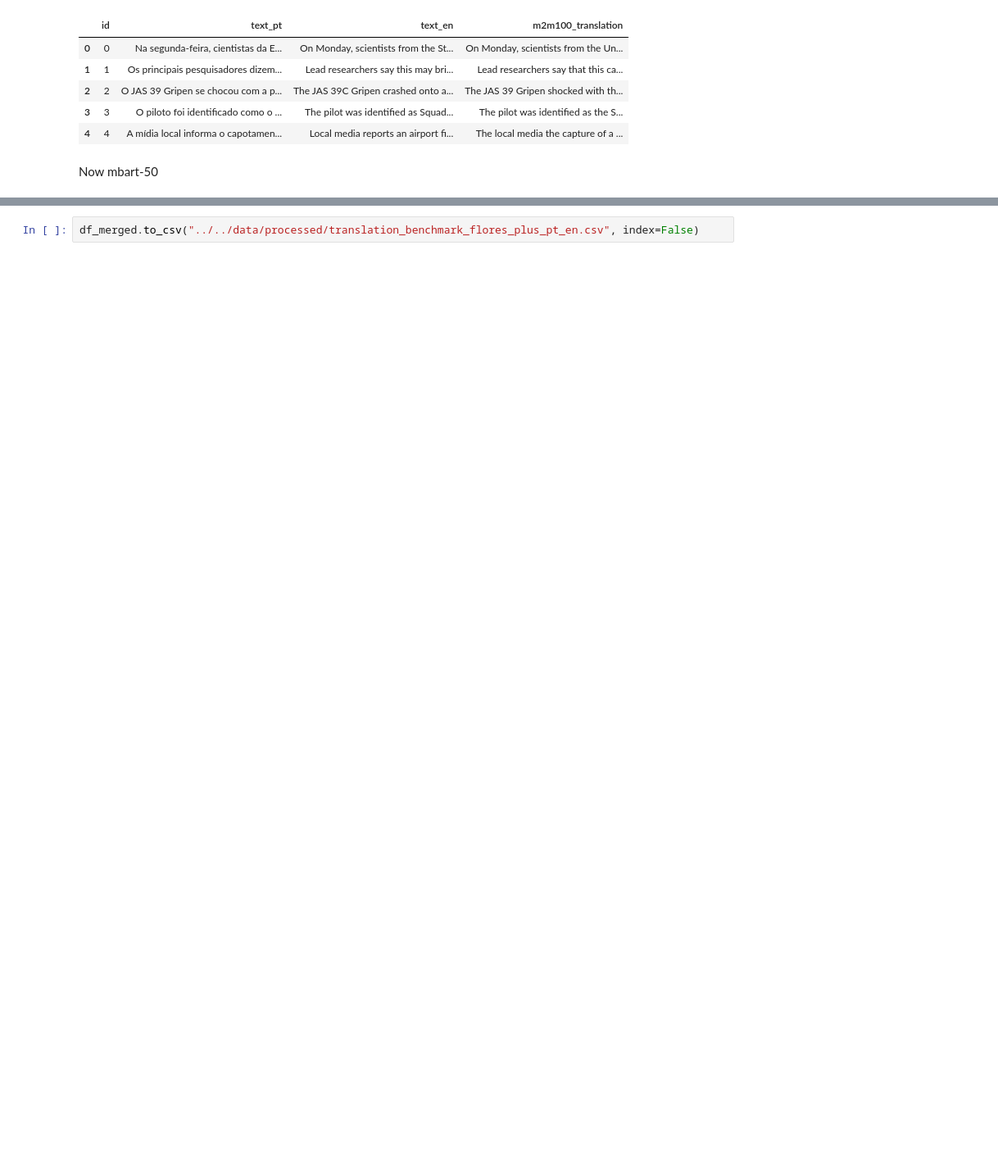
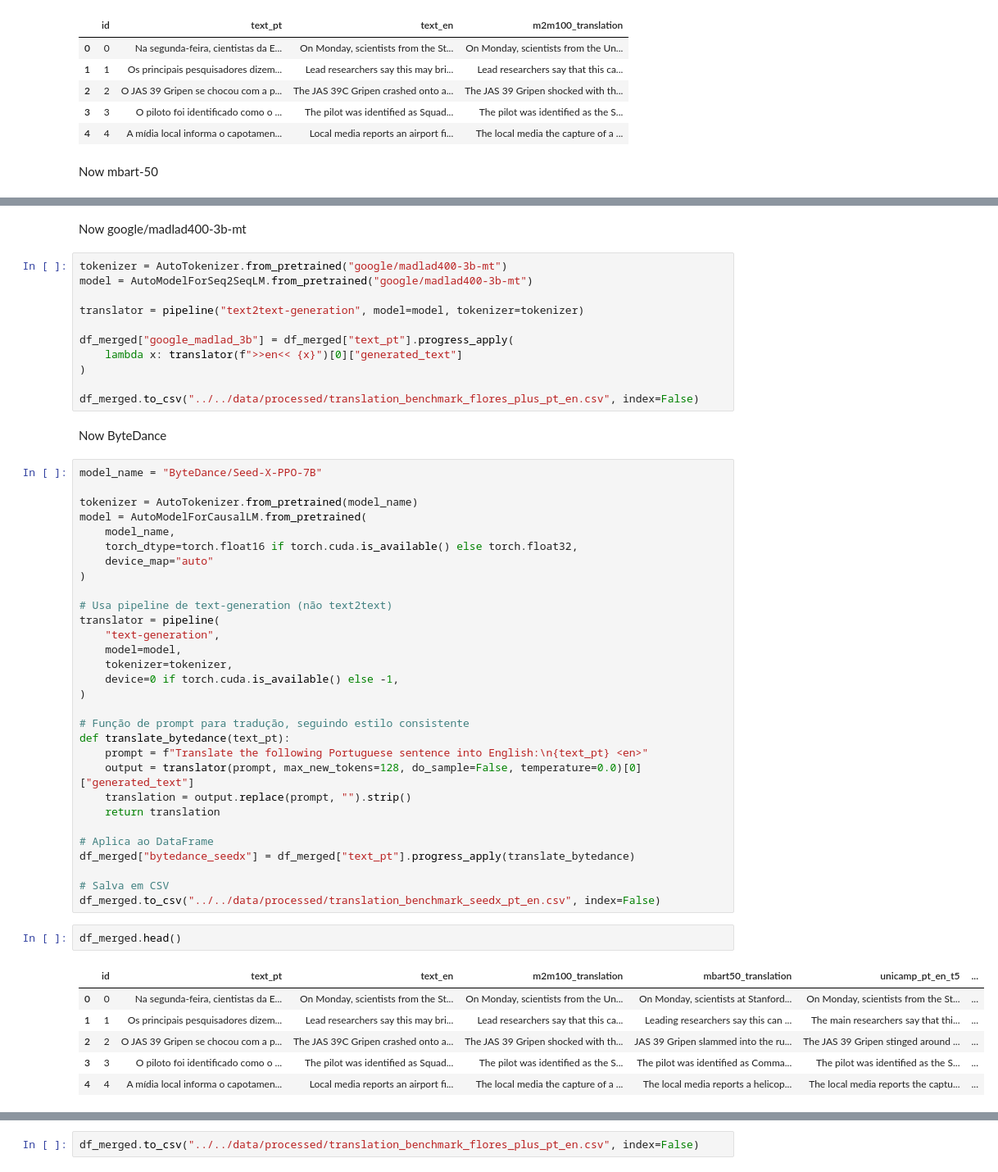
Before and after one commit to PatrickLdA/patent-ai-project, a Jupyter notebook: notebooks/experiments/translation_patents_inpi_dataset.ipynb, the cells around one changed output, grey strips where cells are left out. Shown at 82% size. Cells and saved outputs as stored; diff of their text form; blank space fills up the shorter version.

```diff
--- a/notebooks/experiments/translation_patents_inpi_dataset.ipynb
+++ b/notebooks/experiments/translation_patents_inpi_dataset.ipynb
@@ -128,0 +189,54 @@ df_merged.to_csv("../../data/processed/translation_benchmark_flores_plus_pt_en.c
+# %% [markdown]
+Now google/madlad400-3b-mt
+# %%
+tokenizer = AutoTokenizer.from_pretrained("google/madlad400-3b-mt")
+model = AutoModelForSeq2SeqLM.from_pretrained("google/madlad400-3b-mt")
+
+translator = pipeline("text2text-generation", model=model, tokenizer=tokenizer)
+
+df_merged["google_madlad_3b"] = df_merged["text_pt"].progress_apply(
+    lambda x: translator(f">>en<< {x}")[0]["generated_text"]
+)
+
+df_merged.to_csv("../../data/processed/translation_benchmark_flores_plus_pt_en.csv", index=False)
+# %% [markdown]
+Now ByteDance
+# %%
+model_name = "ByteDance/Seed-X-PPO-7B"
+
+tokenizer = AutoTokenizer.from_pretrained(model_name)
+model = AutoModelForCausalLM.from_pretrained(
+    model_name,
+    torch_dtype=torch.float16 if torch.cuda.is_available() else torch.float32,
+    device_map="auto"
+)
+
+# Usa pipeline de text-generation (não text2text)
+translator = pipeline(
+    "text-generation",
+    model=model,
+    tokenizer=tokenizer,
+    device=0 if torch.cuda.is_available() else -1,
+)
+
+# Função de prompt para tradução, seguindo estilo consistente
+def translate_bytedance(text_pt):
+    prompt = f"Translate the following Portuguese sentence into English:\n{text_pt} <en>"
+    output = translator(prompt, max_new_tokens=128, do_sample=False, temperature=0.0)[0]["generated_text"]
+    translation = output.replace(prompt, "").strip()
+    return translation
+
+# Aplica ao DataFrame
+df_merged["bytedance_seedx"] = df_merged["text_pt"].progress_apply(translate_bytedance)
+
+# Salva em CSV
+df_merged.to_csv("../../data/processed/translation_benchmark_seedx_pt_en.csv", index=False)
+# %%
+df_merged.head()
+# %% [output]
+|  | id | text_pt | text_en | m2m100_translation | mbart50_translation | unicamp_pt_en_t5 | ... |
+| 0 | 0 | Na segunda-feira, cientistas da E... | On Monday, scientists from the St... | On Monday, scientists from the Un... | On Monday, scientists at Stanford... | On Monday, scientists from the St... | ... |
+| 1 | 1 | Os principais pesquisadores dizem... | Lead researchers say this may bri... | Lead researchers say that this ca... | Leading researchers say this can ... | The main researchers say that thi... | ... |
+| 2 | 2 | O JAS 39 Gripen se chocou com a p... | The JAS 39C Gripen crashed onto a... | The JAS 39 Gripen shocked with th... | JAS 39 Gripen slammed into the ru... | The JAS 39 Gripen stinged around ... | ... |
+| 3 | 3 | O piloto foi identificado como o ... | The pilot was identified as Squad... | The pilot was identified as the S... | The pilot was identified as Comma... | The pilot was identified as the S... | ... |
+| 4 | 4 | A mídia local informa o capotamen... | Local media reports an airport fi... | The local media the capture of a ... | The local media reports a helicop... | The local media reports the captu... | ... |
```
Also changed, not shown: parts of 12 cells of this notebook.
